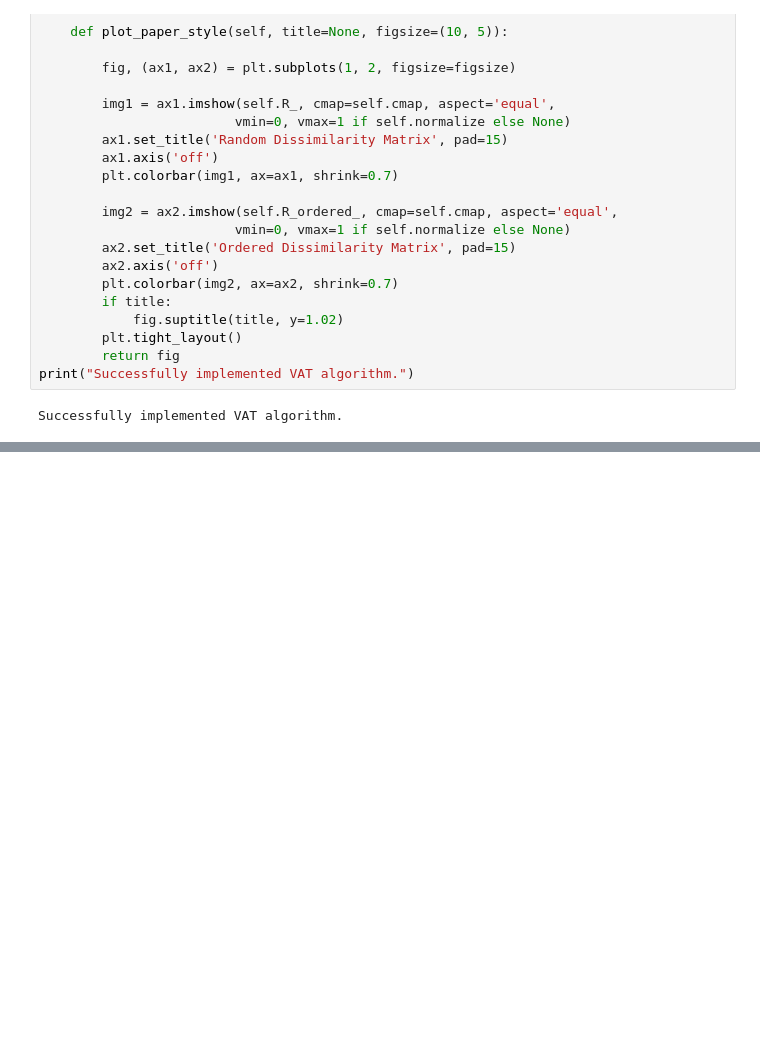
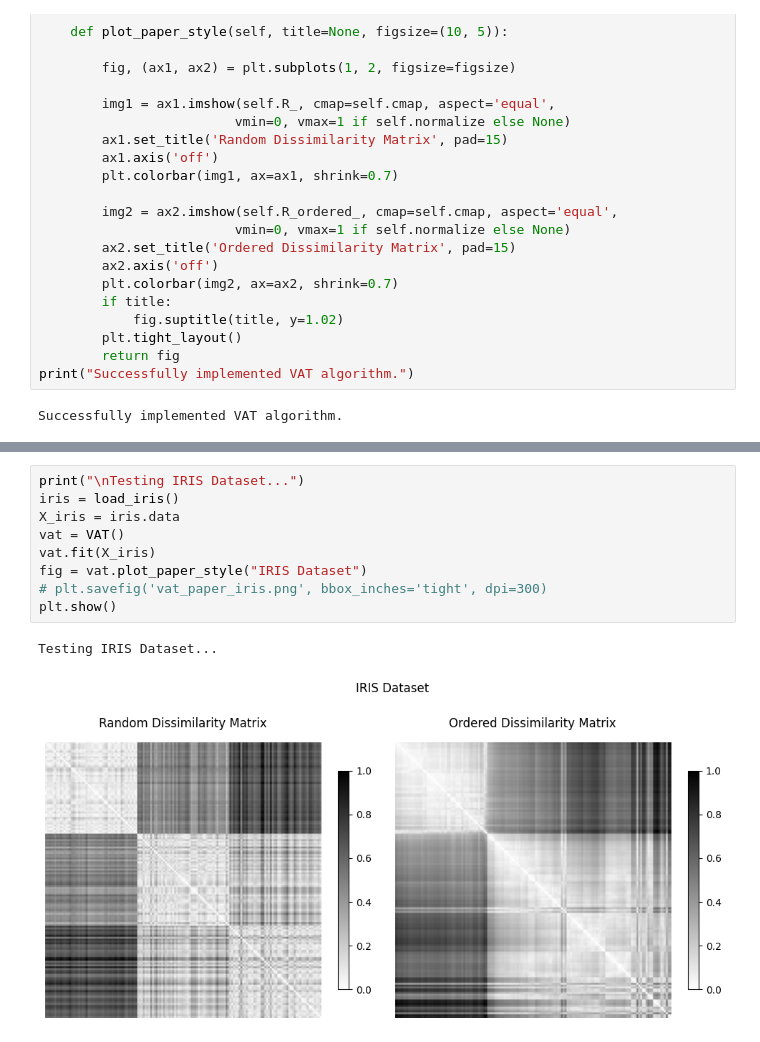
Before and after one commit to Prasanna38430/Machine_learning_VAT_Algorithm, a Jupyter notebook: VAT_Algorithm_ML_Group_4.ipynb, the cells around one changed output, grey strips where cells are left out. Cells and saved outputs as stored; diff of their text form; blank space fills up the shorter version.

```diff
--- a/VAT_Algorithm_ML_Group_4.ipynb
+++ b/VAT_Algorithm_ML_Group_4.ipynb
@@ -152,0 +187,12 @@ Successfully implemented VAT algorithm.
+# %%
+print("\nTesting IRIS Dataset...")
+iris = load_iris()
+X_iris = iris.data
+vat = VAT()
+vat.fit(X_iris)
+fig = vat.plot_paper_style("IRIS Dataset")
+# plt.savefig('vat_paper_iris.png', bbox_inches='tight', dpi=300)
+plt.show()
+# %% [output]
+Testing IRIS Dataset...
+[figure, added]
```
Also changed, not shown: parts of 9 cells of this notebook.
